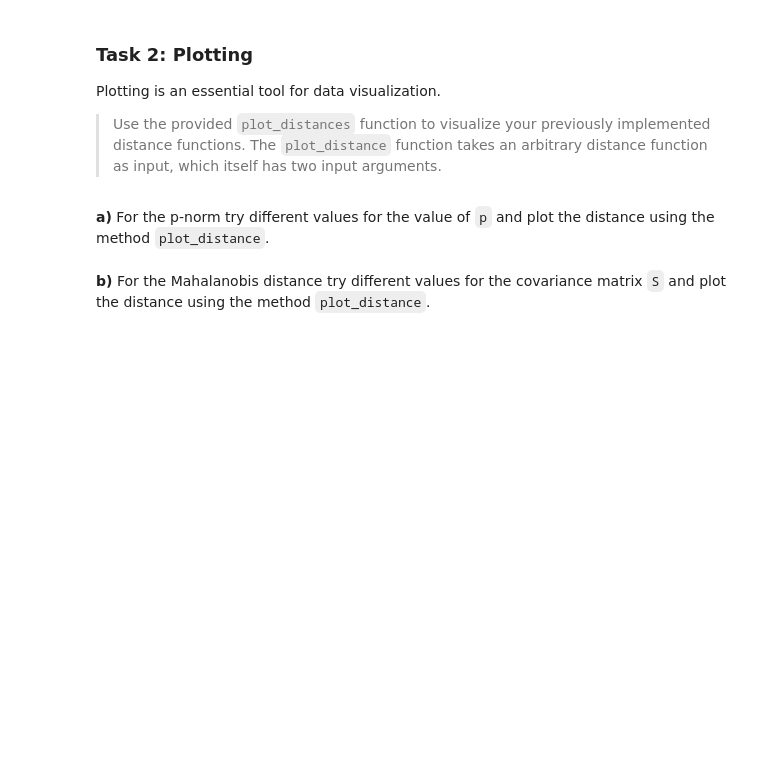
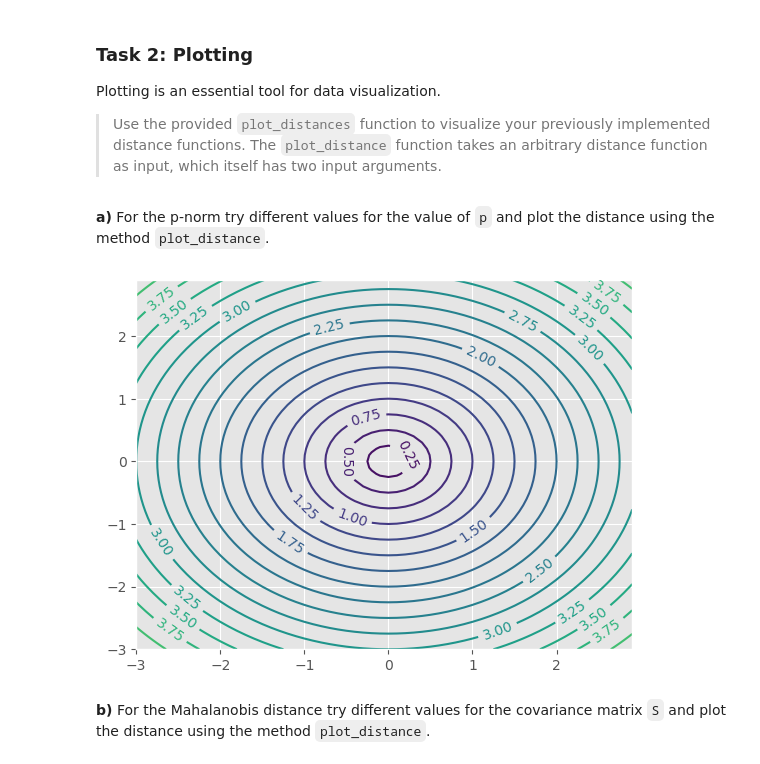
Before and after one commit to aalbayrak394/tsdm, a Jupyter notebook: Exercise_05_Similarity_Intro.ipynb, the cells around one changed output. Cells and saved outputs as stored; diff of their text form; code cells hidden in the pictures; blank space fills up the shorter version.

```diff
--- a/Exercise_05_Similarity_Intro.ipynb
+++ b/Exercise_05_Similarity_Intro.ipynb
@@ -45,15 +51,11 @@ D_{p}(\mathbf{X}, \mathbf{Y}) = (\sum_{i=1}^{N}|x_i-y_i|^{p})^{\frac{1}{p}}
 class PNorm:
     def __init__(self, p):
         """Initialization of PNorm."""
-####################
-# Your Code Here   #
-####################
+        self.p = p
 
     def __call__(self, u, v):
         """Call method that determines the distance between u and v."""
-####################
-# Your Code Here   #
-####################
+        return (np.sum((u-v)**self.p))**(1/self.p)
 # %% [markdown]
 **b)** Calculate the Manhattan distance (p=1) and Euclid distance (p=2) between X1 and X2:
 # %%
@@ -186,2 +202,6 @@ def plot_distances(distf, base=np.array([0,0])):
+# %%
+plot_distances(PNorm(p=2))
+# %% [output]
+[figure, added]
 # %% [markdown]
 **b)** For the Mahalanobis distance try different values for the covariance matrix `S` and plot the distance using the method `plot_distance`.
```
Also changed, not shown: parts of 14 cells of this notebook.
